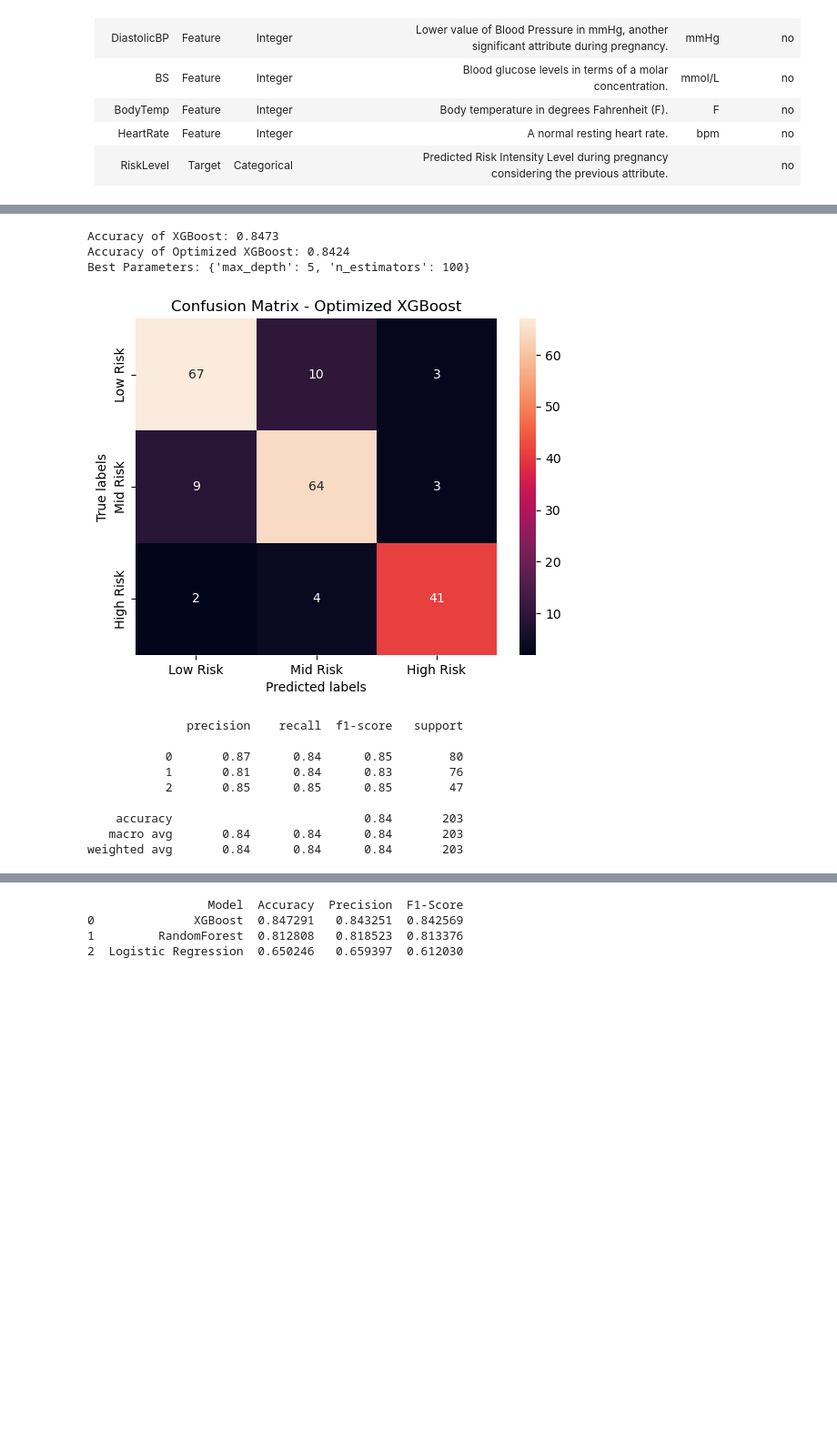
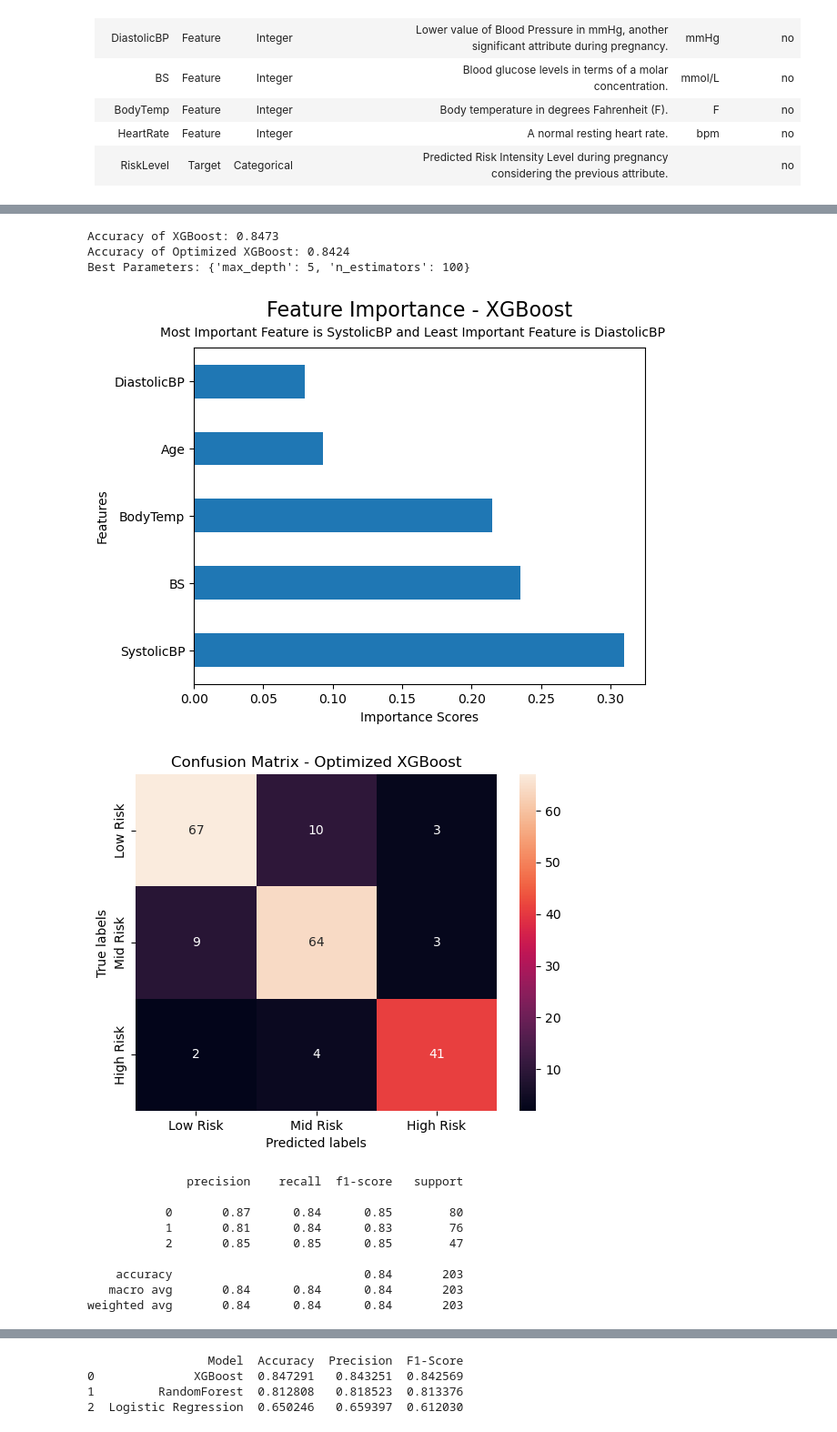
Before and after one commit to DJScully02/Maternal-Health-Risk-Prediction, a Jupyter notebook: mat_health_proj.ipynb, the cells around one changed output, grey strips where cells are left out. Shown at 91% size. Drawn from its saved outputs; the diff is of its cells as text; code cells hidden in the pictures; blank space fills up the shorter version.

```diff
--- a/mat_health_proj.ipynb
+++ b/mat_health_proj.ipynb
@@ -276,6 +289,7 @@ dtype: float64
 Macro-Averaged AUC for Random Forest: 0.9429315635988388
 # %%
 import xgboost as xgb
+
 gbm = xgb.XGBClassifier(max_depth=3, n_estimators=300,).fit(X_train, y_train)
 predictions_gbm = gbm.predict(X_test)
 
@@ -298,6 +312,14 @@ print(f'Accuracy of Optimized XGBoost: {accuracy_xgb_optimized:0.4f}')
 
 print(f'Best Parameters: {optimized_GBM.best_params_}')
 
+# Plot the feature importances
+gbm_feature_importances = pd.Series(gbm.feature_importances_, index=X.columns)
+gbm_feature_importances.nlargest(5).plot(kind='barh')
+plt.title('Feature Importance - XGBoost', fontsize=16, pad=25)
+plt.suptitle('Most Important Feature is SystolicBP and Least Important Feature is DiastolicBP', y=0.93, fontsize=10)
+plt.xlabel('Importance Scores')
+plt.ylabel('Features')
+plt.show()
 
 # Plot the confusion matrix
 fig, ax = plt.subplots()
@@ -309,49 +331,41 @@ ax.set_title('Confusion Matrix - Optimized XGBoost')
 plt.show()
 
 print(classification_report(y_test, predictions_optimized_GBM))
-
-# Plot the feature importances
-gbm_feature_importances = pd.Series(gbm.feature_importances_, index=X.columns)
-gbm_feature_importances.nlargest(5).plot(kind='barh')
-plt.title('Feature Importance - XGBoost', pad=25)
-plt.suptitle('Most Important Feature is SystolicBP and Least Important Feature is DiastolicBP', y=1.1, fontsize=8)
-plt.xlabel('Importance Scores')
-plt.ylabel('Features')
-plt.show()
 
 # Plot the ROC curve
 y_prob_xgb = gbm.predict_proba(X_test)
 y_test_binarized = label_binarize(y_test, classes=[0, 1, 2])  # Adjust based on the number of classes
 n_classes = y_test_binarized.shape[1]
 
 fpr, tpr, roc_auc = {}, {}, {}
 for i in range(n_classes):
     fpr[i], tpr[i], _ = roc_curve(y_test_binarized[:, i], y_prob_xgb[:, i])
     roc_auc[i] = auc(fpr[i], tpr[i])
 
 plt.figure()
 colors = ['blue', 'red', 'green']
 for i, color in zip(range(n_classes), colors):
     plt.plot(fpr[i], tpr[i], color=color, lw=2,
              label=f'ROC curve for class {i} (AUC = {roc_auc[i]:0.2f})')
 
 plt.plot([0, 1], [0, 1], 'k--', lw=2)
 plt.xlim([0.0, 1.0])
 plt.ylim([0.0, 1.05])
 plt.xlabel('False Positive Rate')
 plt.ylabel('True Positive Rate')
 plt.title('ROC Curve - XGBoost')
 plt.legend(loc="center left", bbox_to_anchor=(1, 0.5))
 plt.show()
 
 # Macro-average AUC across all classes
 macro_auc_xgb = roc_auc_score(y_test_binarized, y_prob_xgb, average='macro')
 print(f'Macro-Averaged AUC: {macro_auc_xgb}')
 # %% [output]
 Accuracy of XGBoost: 0.8473
 Accuracy of Optimized XGBoost: 0.8424
 Best Parameters: {'max_depth': 5, 'n_estimators': 100}
-[figure, old version]
+[figure, new version]
+[figure, new version]
               precision    recall  f1-score   support
 
            0       0.87      0.84      0.85        80
```
Also changed, not shown: parts of 7 cells of this notebook, 16 other files.
